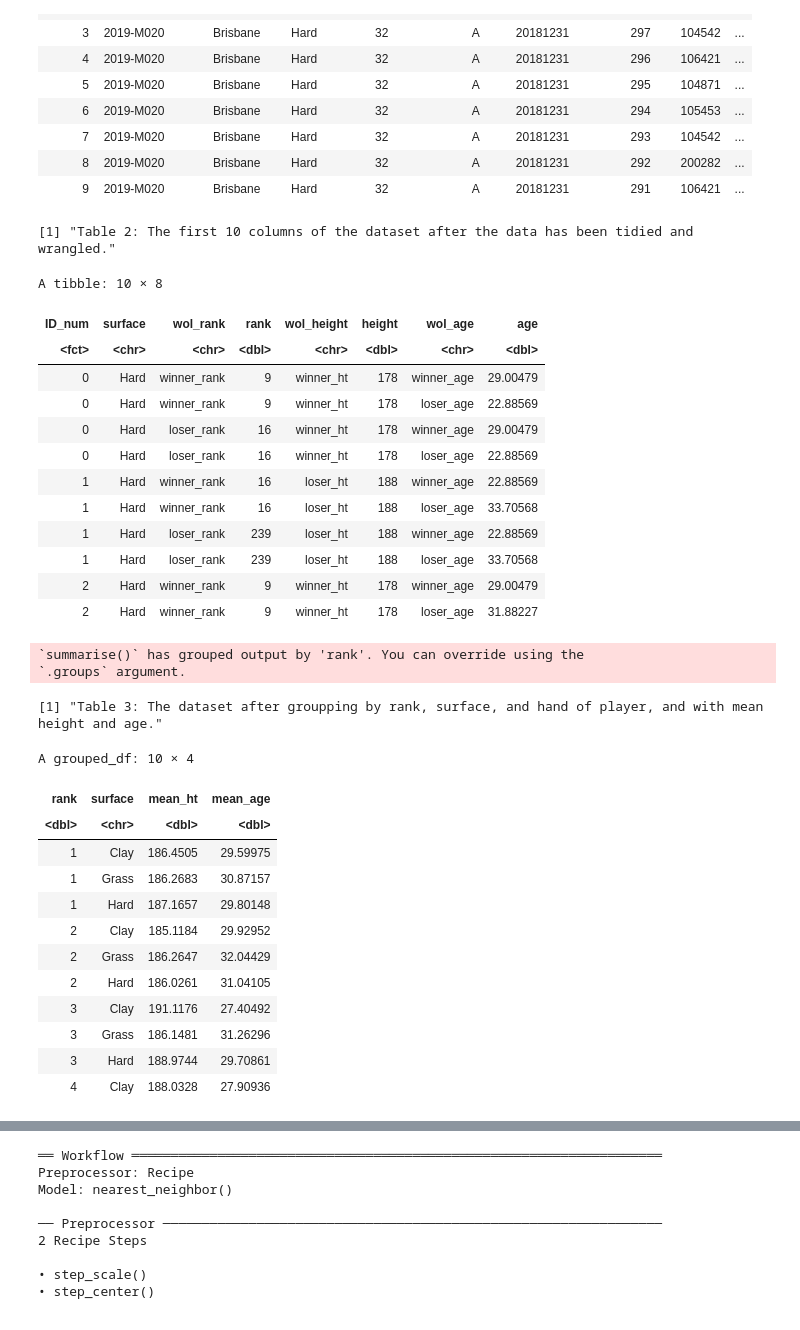
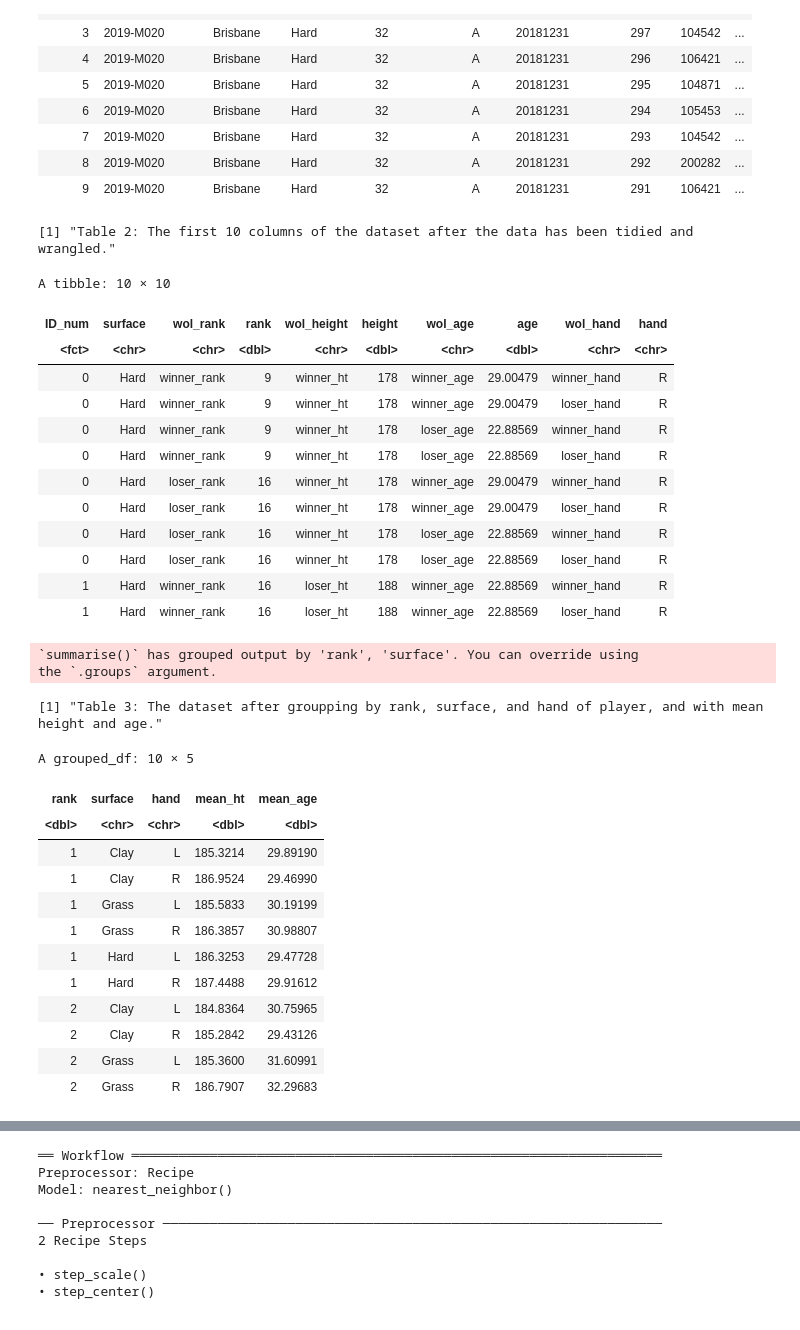
Before and after one commit to KatieSwan/DSCI100_GroupProject, a Jupyter notebook: Project_Report.ipynb, the cells around one changed output, grey strips where cells are left out. Cells and saved outputs as stored; diff of their text form; code cells hidden in the pictures.

```diff
--- a/Project_Report.ipynb
+++ b/Project_Report.ipynb
@@ -72,66 +72,68 @@ A tibble: 10 × 50
 # %%
 # Selecting only for rows needed in our data analysis:
 tennis_smaller <- tennis|>
-    select(ID_num, winner_ht,winner_age, winner_rank,surface, loser_ht, loser_age, loser_rank)|>
-    mutate(ID_num = as_factor(ID_num)) # Mutating ID_num into factor columns.
+    select(ID_num,winner_hand,winner_ht,winner_age, winner_rank,surface, loser_hand,loser_ht, loser_age, loser_rank)|>
+    mutate(ID_num = as_factor(ID_num), winner_hand = as_factor(winner_hand)) # Mutating ID_num and winner_hand into factor columns.
 # Combining winner and loser data into one column:
 tennis_pivot <- tennis_smaller |>
     pivot_longer(cols = c("winner_rank", "loser_rank"),
                      names_to = "wol_rank",
                      values_to = "rank") |>
     pivot_longer(cols = c("winner_ht", "loser_ht"),
                      names_to = "wol_height",
                      values_to = "height") |>
     pivot_longer(cols = c("winner_age", "loser_age"),
                      names_to = "wol_age",
-                     values_to = "age")
-
+                     values_to = "age") |>
+    pivot_longer(cols = c("winner_hand", "loser_hand"),
+                     names_to = "wol_hand",
+                     values_to = "hand")
 # Filtering all NA datas, unknown hand and surface
 tennis_filtered <- tennis_pivot |>
                     drop_na() |>
-                    filter(surface != "None")
+                    filter(hand != "U" & surface != "None")
 print("Table 2: The first 10 columns of the dataset after the data has been tidied and wrangled.")
 head(tennis_filtered, 10) # Displaying the top 10 columns.
 # %% [output]
 [1] "Table 2: The first 10 columns of the dataset after the data has been tidied and wrangled."
-A tibble: 10 × 8
+A tibble: 10 × 10
-| ID_num | surface | wol_rank | rank | wol_height | height | wol_age | age |
-| <fct> | <chr> | <chr> | <dbl> | <chr> | <dbl> | <chr> | <dbl> |
-| 0 | Hard | winner_rank | 9 | winner_ht | 178 | winner_age | 29.00479 |
-| 0 | Hard | winner_rank | 9 | winner_ht | 178 | loser_age | 22.88569 |
-| 0 | Hard | loser_rank | 16 | winner_ht | 178 | winner_age | 29.00479 |
-| 0 | Hard | loser_rank | 16 | winner_ht | 178 | loser_age | 22.88569 |
-| 1 | Hard | winner_rank | 16 | loser_ht | 188 | winner_age | 22.88569 |
-| 1 | Hard | winner_rank | 16 | loser_ht | 188 | loser_age | 33.70568 |
-| 1 | Hard | loser_rank | 239 | loser_ht | 188 | winner_age | 22.88569 |
-| 1 | Hard | loser_rank | 239 | loser_ht | 188 | loser_age | 33.70568 |
-| 2 | Hard | winner_rank | 9 | winner_ht | 178 | winner_age | 29.00479 |
-| 2 | Hard | winner_rank | 9 | winner_ht | 178 | loser_age | 31.88227 |
+| ID_num | surface | wol_rank | rank | wol_height | height | wol_age | age | wol_hand | hand |
+| <fct> | <chr> | <chr> | <dbl> | <chr> | <dbl> | <chr> | <dbl> | <chr> | <chr> |
+| 0 | Hard | winner_rank | 9 | winner_ht | 178 | winner_age | 29.00479 | winner_hand | R |
+| 0 | Hard | winner_rank | 9 | winner_ht | 178 | winner_age | 29.00479 | loser_hand | R |
+| 0 | Hard | winner_rank | 9 | winner_ht | 178 | loser_age | 22.88569 | winner_hand | R |
+| 0 | Hard | winner_rank | 9 | winner_ht | 178 | loser_age | 22.88569 | loser_hand | R |
+| 0 | Hard | loser_rank | 16 | winner_ht | 178 | winner_age | 29.00479 | winner_hand | R |
+| 0 | Hard | loser_rank | 16 | winner_ht | 178 | winner_age | 29.00479 | loser_hand | R |
+| 0 | Hard | loser_rank | 16 | winner_ht | 178 | loser_age | 22.88569 | winner_hand | R |
+| 0 | Hard | loser_rank | 16 | winner_ht | 178 | loser_age | 22.88569 | loser_hand | R |
+| 1 | Hard | winner_rank | 16 | loser_ht | 188 | winner_age | 22.88569 | winner_hand | R |
+| 1 | Hard | winner_rank | 16 | loser_ht | 188 | winner_age | 22.88569 | loser_hand | R |
 # %%
 # Groupping by rank, surface, and hand, then finding mean height and age.
 tennis_mean <- tennis_filtered|>
-    group_by(rank, surface) |>
+    group_by(rank, surface, hand) |>
     summarize(mean_ht = mean(height, na.rm = TRUE), mean_age = mean(age))
 # Displaying only the top 10 columns due to space constraints:
 print("Table 3: The dataset after groupping by rank, surface, and hand of player, and with mean height and age.")
 head(tennis_mean, 10)
 # %% [output]
-`summarise()` has grouped output by 'rank'. You can override using the
-`.groups` argument.
+`summarise()` has grouped output by 'rank', 'surface'. You can override using
+the `.groups` argument.
 [1] "Table 3: The dataset after groupping by rank, surface, and hand of player, and with mean height and age."
-A grouped_df: 10 × 4
+A grouped_df: 10 × 5
-| rank | surface | mean_ht | mean_age |
-| <dbl> | <chr> | <dbl> | <dbl> |
-| 1 | Clay | 186.4505 | 29.59975 |
-| 1 | Grass | 186.2683 | 30.87157 |
-| 1 | Hard | 187.1657 | 29.80148 |
-| 2 | Clay | 185.1184 | 29.92952 |
-| 2 | Grass | 186.2647 | 32.04429 |
-| 2 | Hard | 186.0261 | 31.04105 |
-| 3 | Clay | 191.1176 | 27.40492 |
-| 3 | Grass | 186.1481 | 31.26296 |
-| 3 | Hard | 188.9744 | 29.70861 |
-| 4 | Clay | 188.0328 | 27.90936 |
+| rank | surface | hand | mean_ht | mean_age |
+| <dbl> | <chr> | <chr> | <dbl> | <dbl> |
+| 1 | Clay | L | 185.3214 | 29.89190 |
+| 1 | Clay | R | 186.9524 | 29.46990 |
+| 1 | Grass | L | 185.5833 | 30.19199 |
+| 1 | Grass | R | 186.3857 | 30.98807 |
+| 1 | Hard | L | 186.3253 | 29.47728 |
+| 1 | Hard | R | 187.4488 | 29.91612 |
+| 2 | Clay | L | 184.8364 | 30.75965 |
+| 2 | Clay | R | 185.2842 | 29.43126 |
+| 2 | Grass | L | 185.3600 | 31.60991 |
+| 2 | Grass | R | 186.7907 | 32.29683 |
 # %%
 # Splitting our data 75/25 into training and testing data:
 tennis_split <- initial_split(tennis_mean, prop = 0.75, strata = rank )
```
Also changed, not shown: parts of 7 cells of this notebook.
